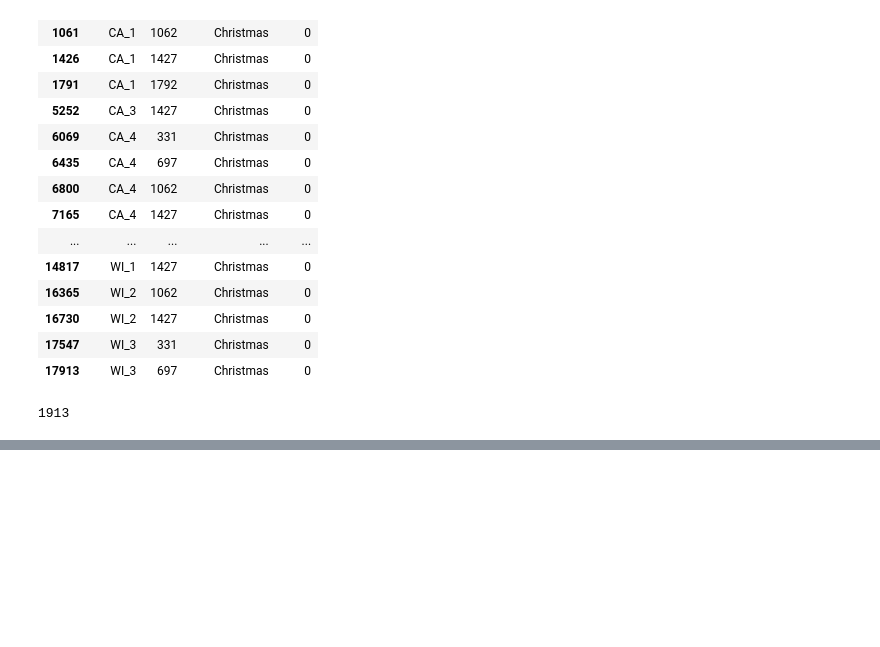
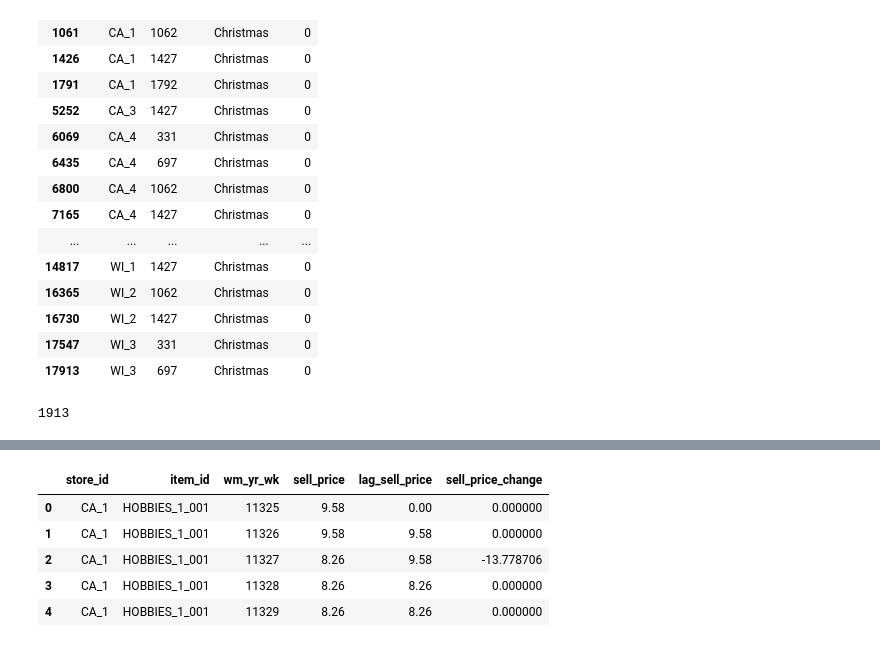
Before and after one commit to andrew-kipp/M5-Forecasting, a Jupyter notebook: EDA_Sales_Plots.ipynb, the cells around one changed output, grey strips where cells are left out. Saved outputs shown, nothing was run; the diff lists cells and outputs as text; code cells hidden in the pictures; blank space fills up the shorter version.

```diff
--- a/EDA_Sales_Plots.ipynb
+++ b/EDA_Sales_Plots.ipynb
@@ -111,0 +96,19 @@ cumulative_store_sales.d.max()
+# %%
+weekly_sale_price_data['lag_sell_price'] = weekly_sale_price_data \
+                                                .sort_values('wm_yr_wk') \
+                                                .groupby(['store_id', 'item_id']) \
+                                                .sell_price.shift(1, fill_value = 0)
+
+weekly_sale_price_data['sell_price_change'] = weekly_sale_price_data[['sell_price', 'lag_sell_price']] \
+                                                    .apply(lambda x: 0 if x[1] == 0
+                                                                       else ((x[0] / x[1]) - 1) * 100,
+                                                           axis = 1)
+# %%
+weekly_sale_price_data.head()
+# %% [output]
+|  | store_id | item_id | wm_yr_wk | sell_price | lag_sell_price | sell_price_change |
+| 0 | CA_1 | HOBBIES_1_001 | 11325 | 9.58 | 0.00 | 0.000000 |
+| 1 | CA_1 | HOBBIES_1_001 | 11326 | 9.58 | 9.58 | 0.000000 |
+| 2 | CA_1 | HOBBIES_1_001 | 11327 | 8.26 | 9.58 | -13.778706 |
+| 3 | CA_1 | HOBBIES_1_001 | 11328 | 8.26 | 8.26 | 0.000000 |
+| 4 | CA_1 | HOBBIES_1_001 | 11329 | 8.26 | 8.26 | 0.000000 |
```
Also changed, not shown: parts of 9 cells of this notebook.
